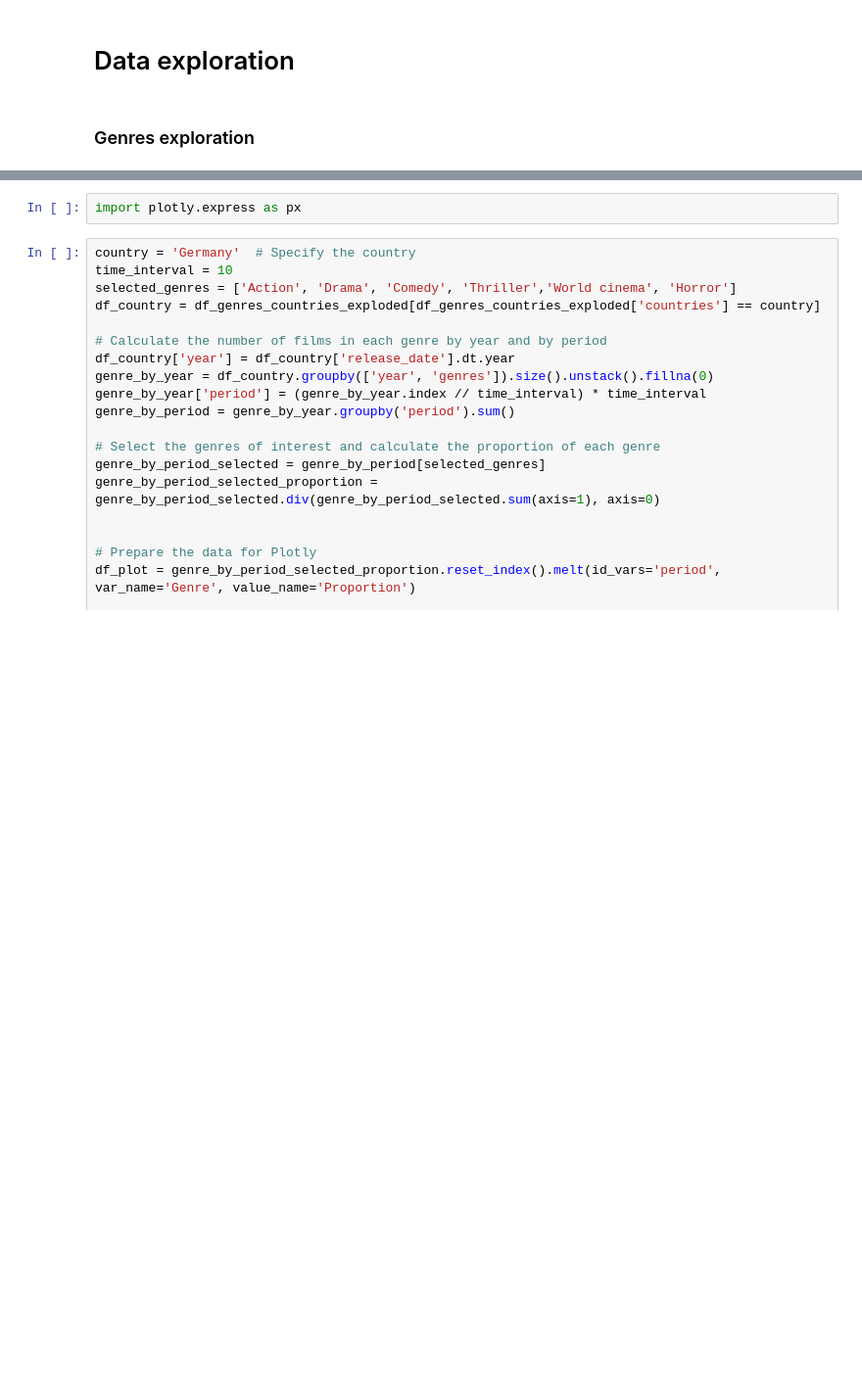
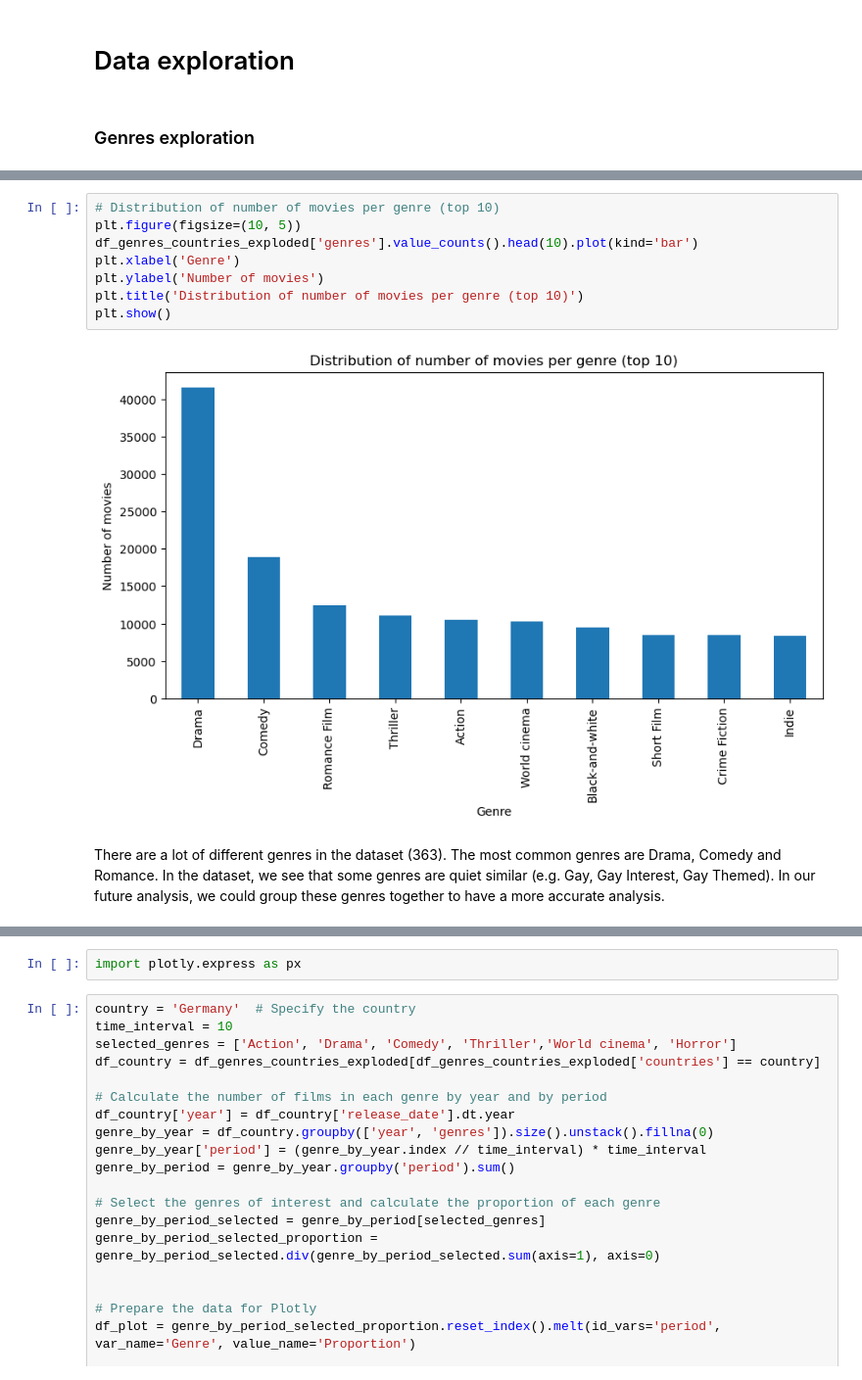
Before and after one commit to epfl-ada/ada-2024-project-teamcsx24, a Jupyter notebook: src/analysisResearch/dataExplo.ipynb, the cells around one changed output, grey strips where cells are left out. Shown at 98% size. Cells and saved outputs as stored; diff of their text form; blank space fills up the shorter version.

Commit message:
dataLoader + genre explo

```diff
--- a/src/analysisResearch/dataExplo.ipynb
+++ b/src/analysisResearch/dataExplo.ipynb
@@ -57,2 +61,14 @@ array(['Thriller', 'Science Fiction', 'Horror', 'Adventure',
+# %%
+# Distribution of number of movies per genre (top 10)
+plt.figure(figsize=(10, 5))
+df_genres_countries_exploded['genres'].value_counts().head(10).plot(kind='bar')
+plt.xlabel('Genre')
+plt.ylabel('Number of movies')
+plt.title('Distribution of number of movies per genre (top 10)')
+plt.show()
+# %% [output]
+[figure, added]
+# %% [markdown]
+There are a lot of different genres in the dataset (363). The most common genres are Drama, Comedy and Romance. In the dataset, we see that some genres are quiet similar (e.g. Gay, Gay Interest, Gay Themed). In our future analysis, we could group these genres together to have a more accurate analysis.
 # %%
 # Genres over time
```
Also changed, not shown: parts of 5 cells of this notebook, 2 other files.
